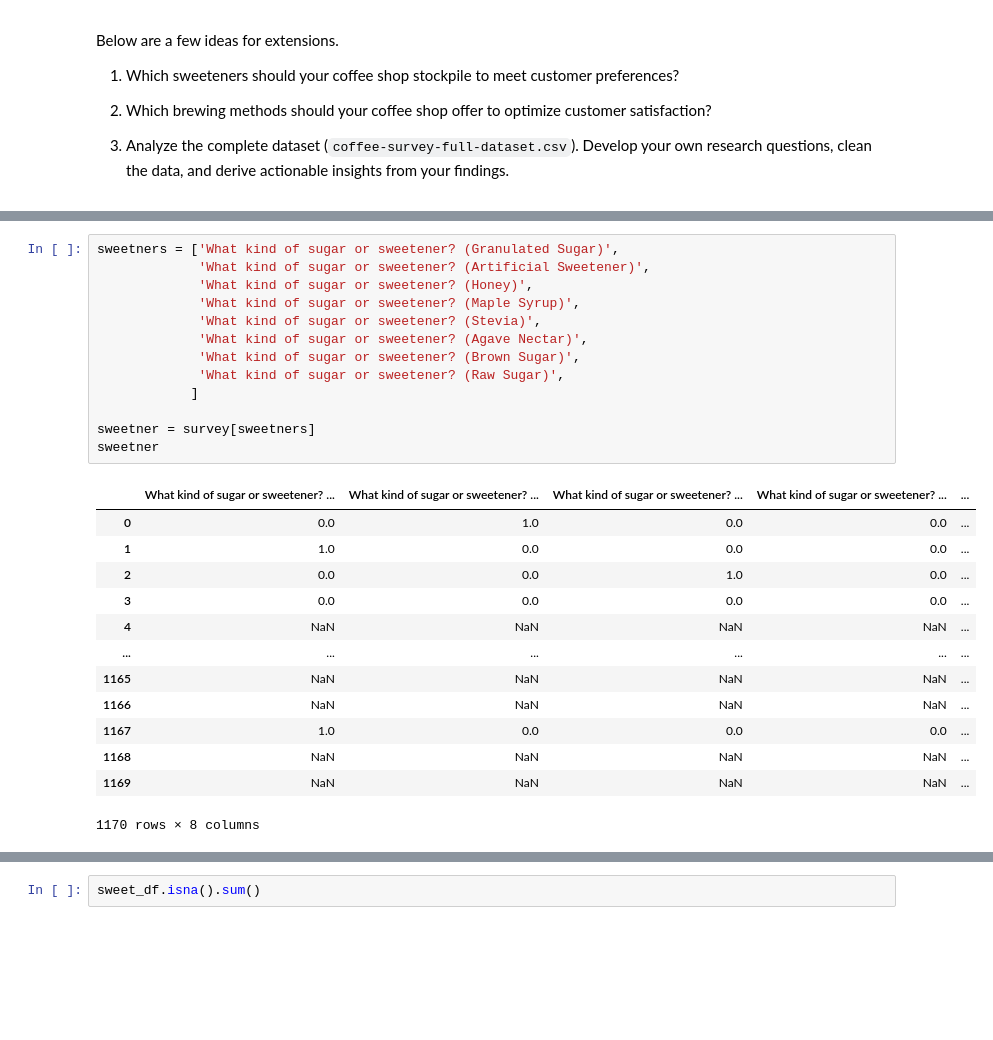
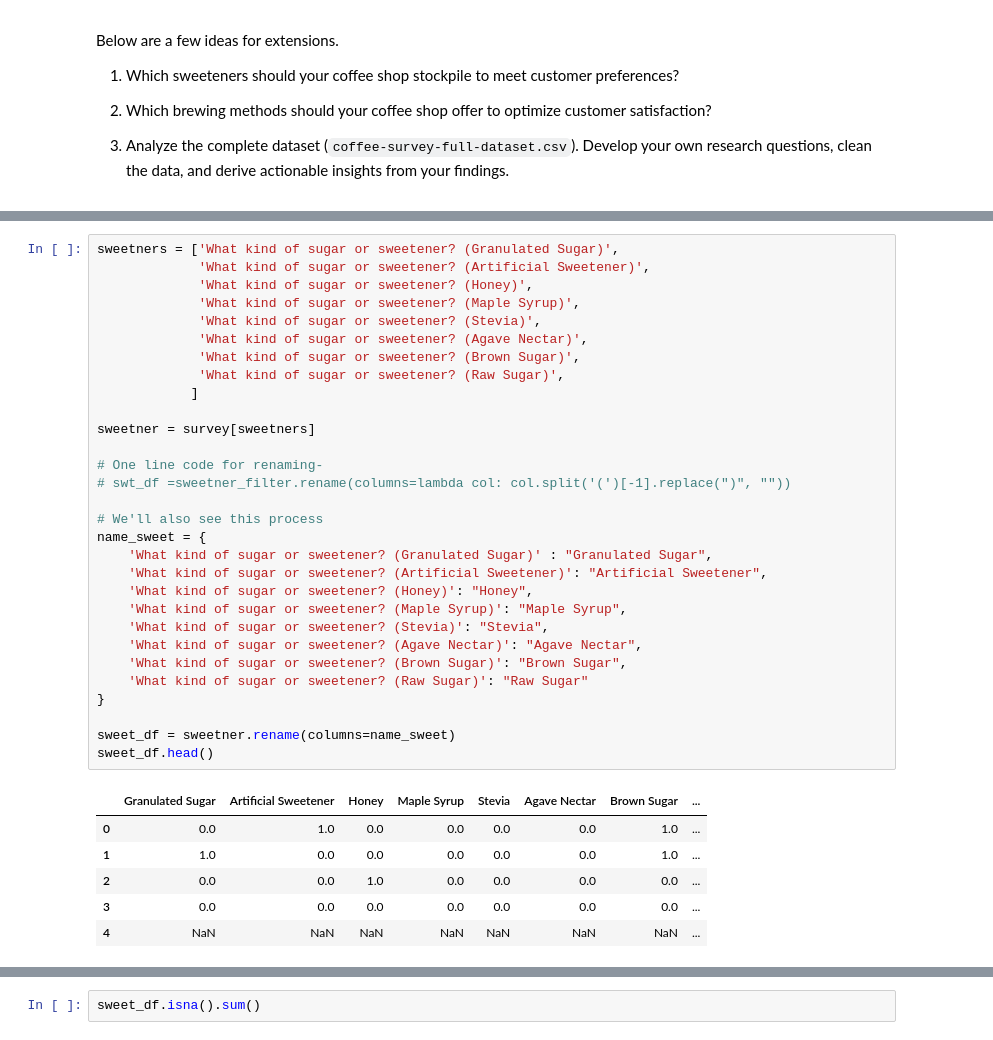
Before and after one commit to sanagahoi/Python_labs, a Jupyter notebook: cisco-labs/coffee-survey-project/coffee-survey-project.ipynb, the cells around one changed output, grey strips where cells are left out. Drawn from its saved outputs; the diff is of its cells as text; blank space fills up the shorter version.

```diff
--- a/cisco-labs/coffee-survey-project/coffee-survey-project.ipynb
+++ b/cisco-labs/coffee-survey-project/coffee-survey-project.ipynb
@@ -308,27 +275,37 @@ Index(['SubmissionID', 'What is your age range?',
 # %%
 sweetners = ['What kind of sugar or sweetener? (Granulated Sugar)',
              'What kind of sugar or sweetener? (Artificial Sweetener)',
              'What kind of sugar or sweetener? (Honey)',
              'What kind of sugar or sweetener? (Maple Syrup)',
              'What kind of sugar or sweetener? (Stevia)',
              'What kind of sugar or sweetener? (Agave Nectar)',
              'What kind of sugar or sweetener? (Brown Sugar)',
              'What kind of sugar or sweetener? (Raw Sugar)',
             ]
 
 sweetner = survey[sweetners]
-sweetner
+
+# One line code for renaming-
+# swt_df =sweetner_filter.rename(columns=lambda col: col.split('(')[-1].replace(")", ""))
+
+# We'll also see this process
+name_sweet = {
+    'What kind of sugar or sweetener? (Granulated Sugar)' : "Granulated Sugar",
+    'What kind of sugar or sweetener? (Artificial Sweetener)': "Artificial Sweetener",
+    'What kind of sugar or sweetener? (Honey)': "Honey",
+    'What kind of sugar or sweetener? (Maple Syrup)': "Maple Syrup",
+    'What kind of sugar or sweetener? (Stevia)': "Stevia",
+    'What kind of sugar or sweetener? (Agave Nectar)': "Agave Nectar",
+    'What kind of sugar or sweetener? (Brown Sugar)': "Brown Sugar",
+    'What kind of sugar or sweetener? (Raw Sugar)': "Raw Sugar"
+}
+
+sweet_df = sweetner.rename(columns=name_sweet)
+sweet_df.head()
 # %% [output]
-|  | What kind of sugar or sweetener? ... | What kind of sugar or sweetener? ... | What kind of sugar or sweetener? ... | What kind of sugar or sweetener? ... | ... |
-| 0 | 0.0 | 1.0 | 0.0 | 0.0 | ... |
-| 1 | 1.0 | 0.0 | 0.0 | 0.0 | ... |
-| 2 | 0.0 | 0.0 | 1.0 | 0.0 | ... |
-| 3 | 0.0 | 0.0 | 0.0 | 0.0 | ... |
-| 4 | NaN | NaN | NaN | NaN | ... |
-| ... | ... | ... | ... | ... | ... |
-| 1165 | NaN | NaN | NaN | NaN | ... |
-| 1166 | NaN | NaN | NaN | NaN | ... |
-| 1167 | 1.0 | 0.0 | 0.0 | 0.0 | ... |
-| 1168 | NaN | NaN | NaN | NaN | ... |
-| 1169 | NaN | NaN | NaN | NaN | ... |
+|  | Granulated Sugar | Artificial Sweetener | Honey | Maple Syrup | Stevia | Agave Nectar | Brown Sugar | ... |
+| 0 | 0.0 | 1.0 | 0.0 | 0.0 | 0.0 | 0.0 | 1.0 | ... |
+| 1 | 1.0 | 0.0 | 0.0 | 0.0 | 0.0 | 0.0 | 1.0 | ... |
+| 2 | 0.0 | 0.0 | 1.0 | 0.0 | 0.0 | 0.0 | 0.0 | ... |
+| 3 | 0.0 | 0.0 | 0.0 | 0.0 | 0.0 | 0.0 | 0.0 | ... |
+| 4 | NaN | NaN | NaN | NaN | NaN | NaN | NaN | ... |
-1170 rows × 8 columns
```
Also changed, not shown: parts of 32 cells of this notebook.
